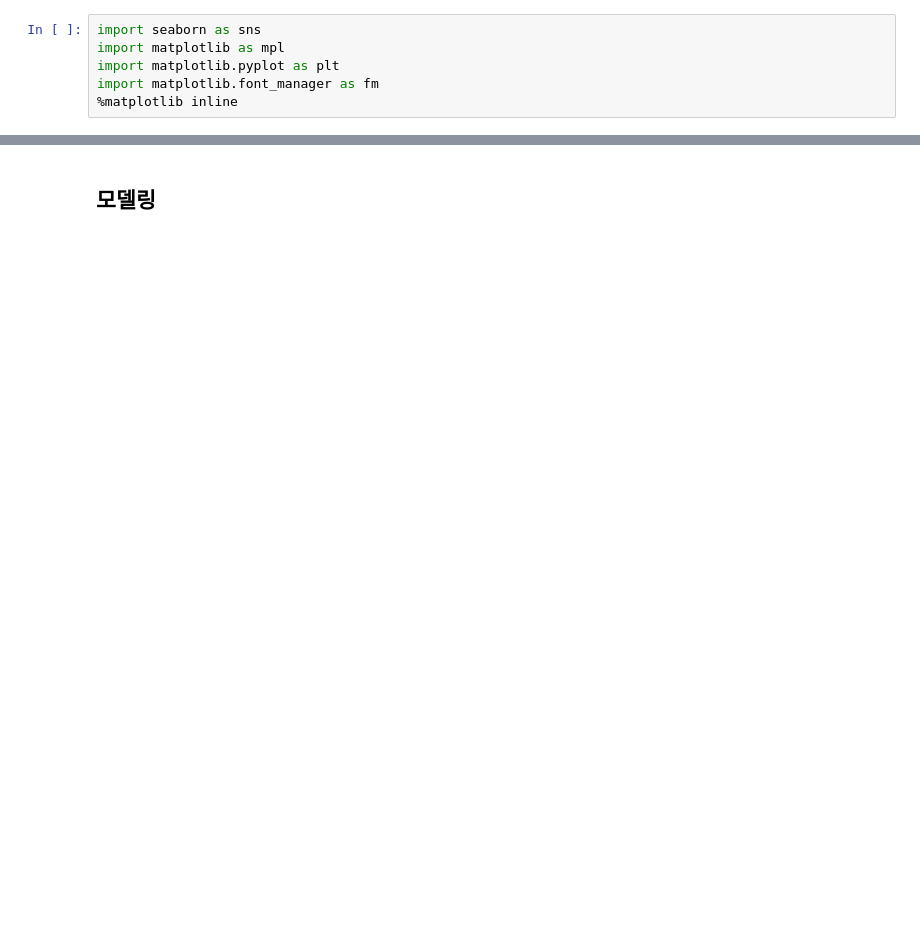
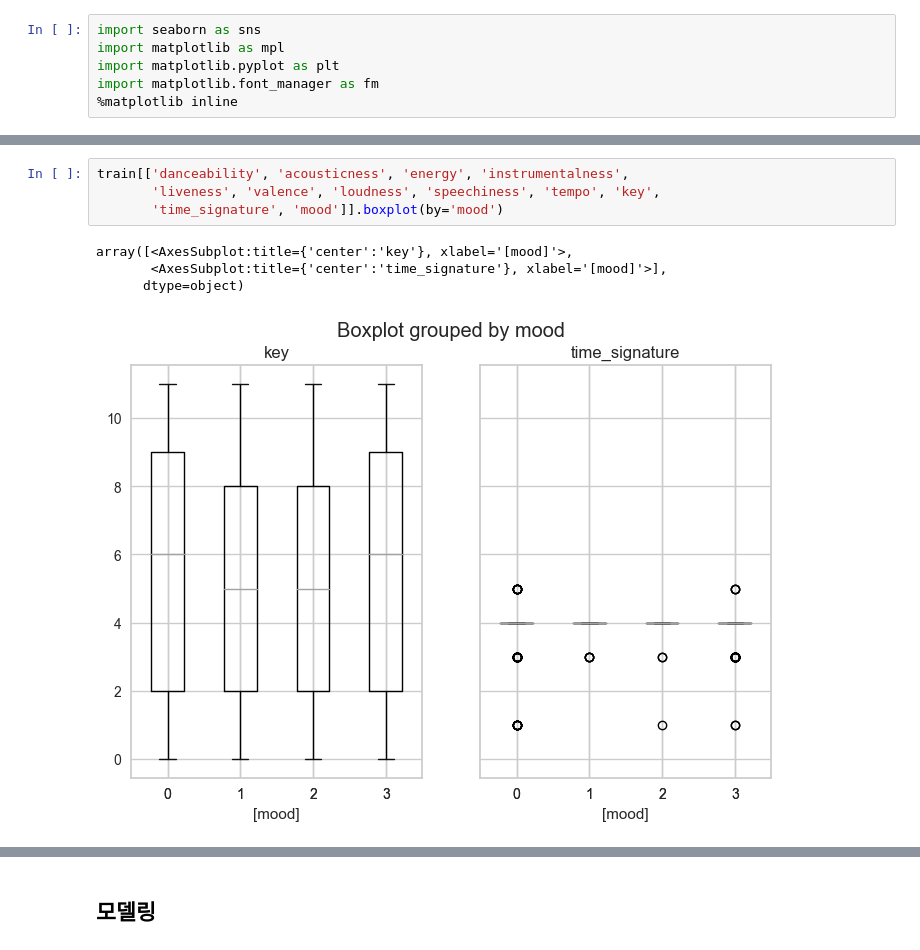
Before and after one commit to jotreee/AlsongDalsong, a Jupyter notebook: data/음악 데이터 전처리.ipynb, the cells around one changed output, grey strips where cells are left out. Drawn from its saved outputs; the diff is of its cells as text; blank space fills up the shorter version.

```diff
--- a/data/음악 데이터 전처리.ipynb
+++ b/data/음악 데이터 전처리.ipynb
@@ -143,0 +163,9 @@ sns.heatmap(train.corr(), annot = True)
+# %%
+train[['danceability', 'acousticness', 'energy', 'instrumentalness',
+       'liveness', 'valence', 'loudness', 'speechiness', 'tempo', 'key',
+       'time_signature', 'mood']].boxplot(by='mood')
+# %% [output]
+array([<AxesSubplot:title={'center':'key'}, xlabel='[mood]'>,
+       <AxesSubplot:title={'center':'time_signature'}, xlabel='[mood]'>],
+      dtype=object)
+[figure, added]
```
Also changed, not shown: parts of 49 cells of this notebook, 2 other files.
